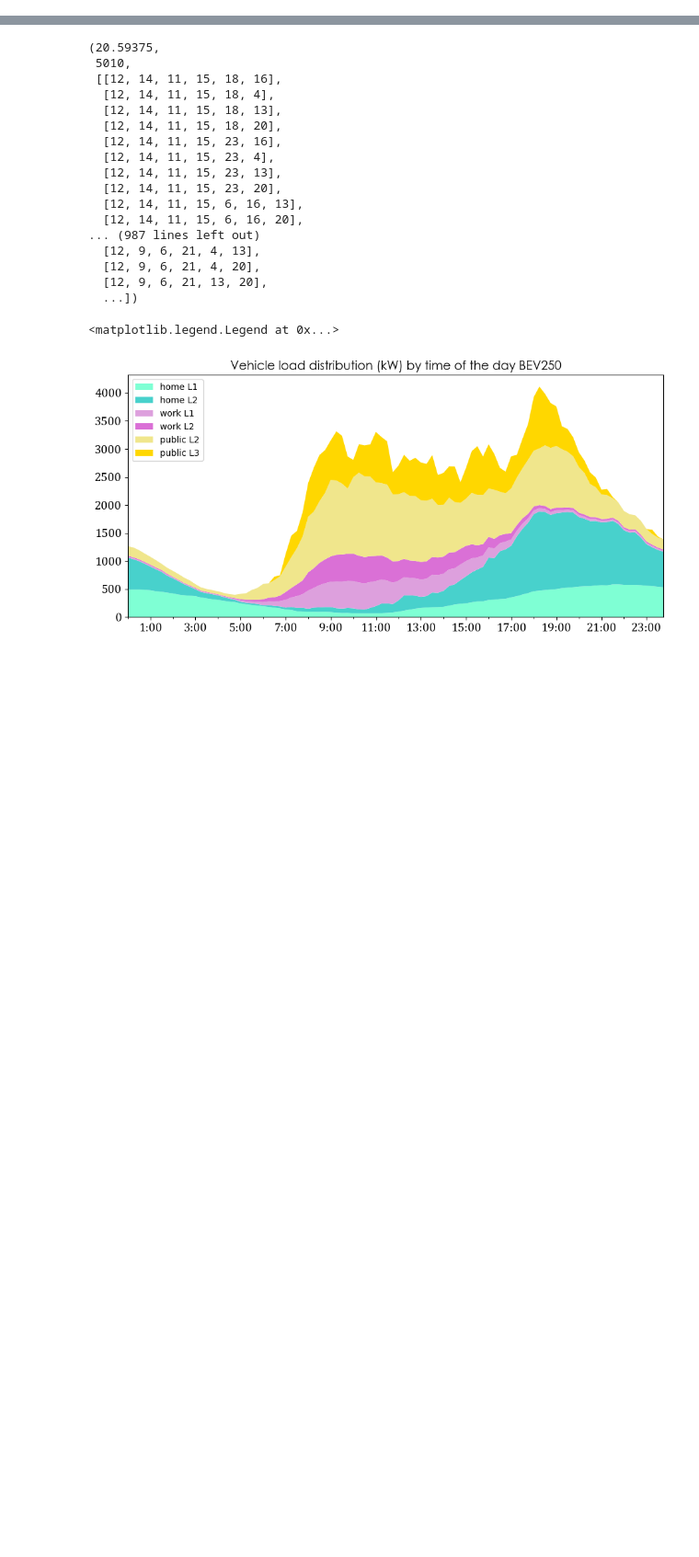
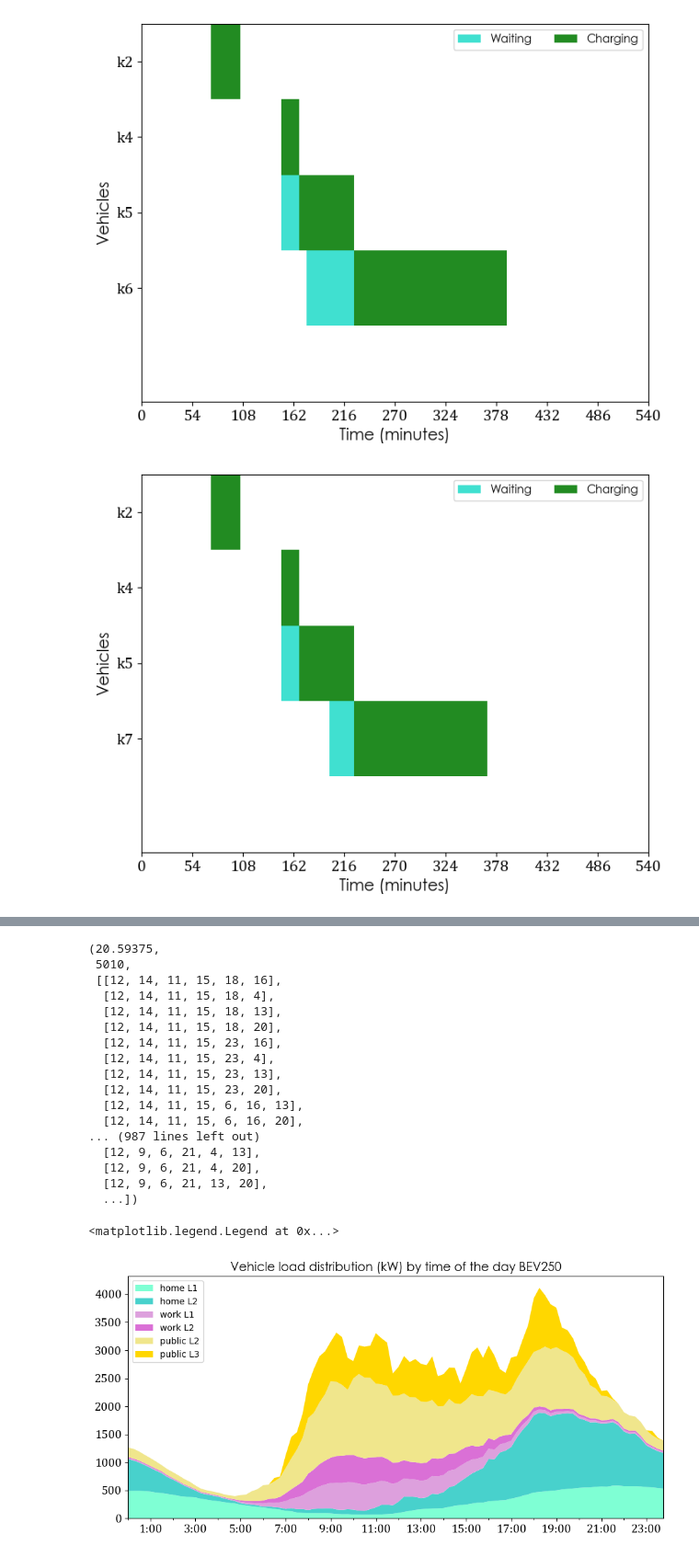
Before and after one commit to juanbeta98/MOPTA-23, a Jupyter notebook: Labelings.ipynb, the cells around one changed output, grey strips where cells are left out. Shown at 92% size. Saved outputs shown, nothing was run; the diff lists cells and outputs as text; code cells hidden in the pictures; blank space fills up the shorter version.

```diff
--- a/Labelings.ipynb
+++ b/Labelings.ipynb
@@ -11,3 +108,16 @@ path = os.getcwd()
+# %%
+K = list(range(1,9))
+
+
+t = {(1, 1): 2.2595473327027493, (2, 1): 0.5200390629643753, (3, 1): 0.4843094235135695, (4, 1): 0.32402349864754265, (5, 1): 0.9771562693923821,
+     (6, 1): 2.712259760580588, (7, 1): 2.370289288662281, (8, 1): 1.7461938600324014, ('s', 1): 0, ('e', 1): 0}
+
+a = {(1, 1): 0.6057600423041902, (2, 1): 1.233796350209575, (3, 1): 2.2992334434767896, (4, 1): 2.4732418105509675, (5, 1): 2.4732418105509675,
+ (6, 1): 2.9289001244051276, (7, 1): 3.3302139208412322, (8, 1): 5.063481891159141, ('s', 1): 0, ('e', 1): 15}
+
+V,A,rc = get_graph(1,K,a,{k:10 for k in K},0)
+ext_BFS = old_vertices_extensions(V,A)
+ext_DFS = vertices_extensions(V,A)
 # %%
 def plot_graph(s,a,t,Route=None,complete=False,trial=False):
 
@@ -177,0 +191,7 @@ def get_graph(s,K,a,pi,sigma):
+# %%
+routes = [[2,4,5,6],[2,4,5,7],[2,4,5,6,8],[2,4,5,7,8],[2,5,6,8]]
+for route in routes:
+    plot_graph(1,a,t,route)
+# %% [output]
+[figure, added]
+[figure, added]
```
Also changed, not shown: parts of 12 cells of this notebook, 2 other files.
